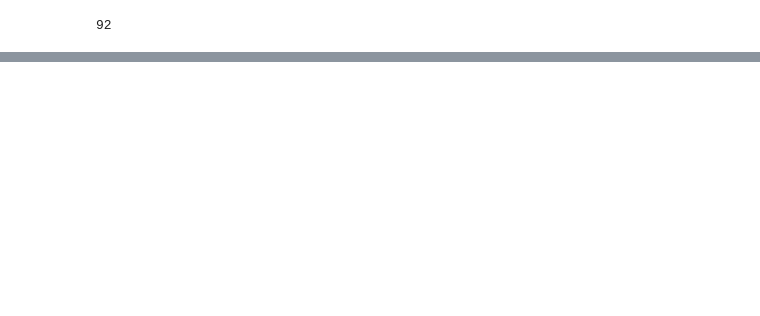
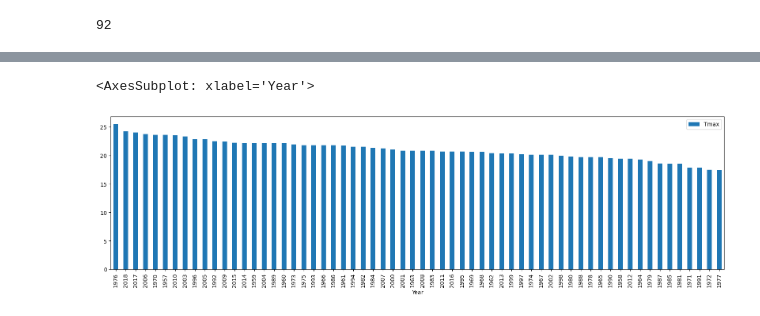
Before and after one commit to Juliocwb/PosMapa, a Jupyter notebook: Bolsab3/Mapab3.ipynb, the cells around one changed output, grey strips where cells are left out. Cells and saved outputs as stored; diff of their text form; code cells hidden in the pictures; blank space fills up the shorter version.

```diff
--- a/Bolsab3/Mapab3.ipynb
+++ b/Bolsab3/Mapab3.ipynb
@@ -340,0 +420,9 @@ df_ibov.to_sql('ibov', conexao, if_exists='replace')
+# %%
+df_july = pd.read_sql('SELECT * FROM tempo WHERE month == 6', conexao)
+# %%
+df_july.sort_values(by=['Tmax'], ascending=False, inplace=True)
+# %%
+df_july.plot.bar(x='Year', y='Tmax', figsize=(20,5))
+# %% [output]
+<AxesSubplot: xlabel='Year'>
+[figure, added]
```
Also changed, not shown: parts of 19 cells of this notebook, 2 other files.
